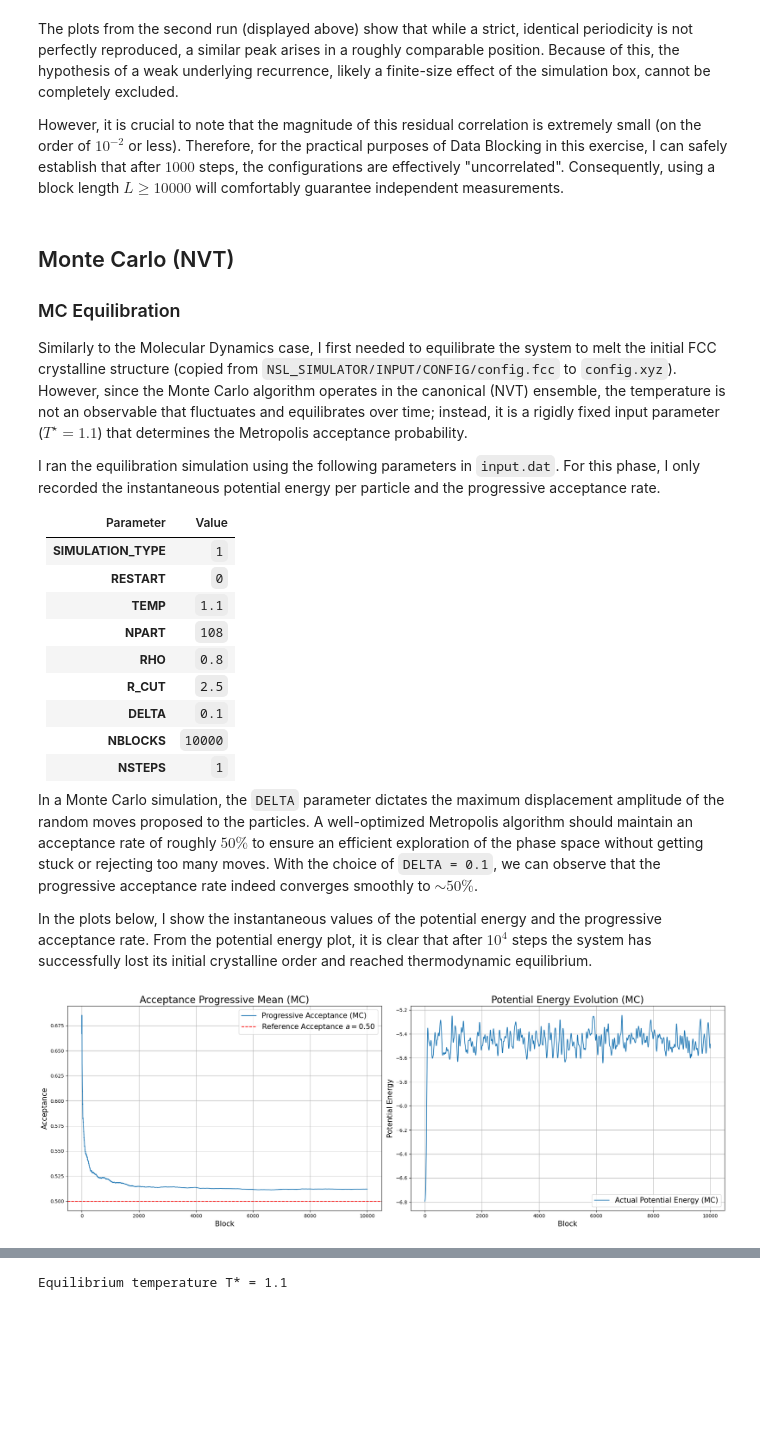
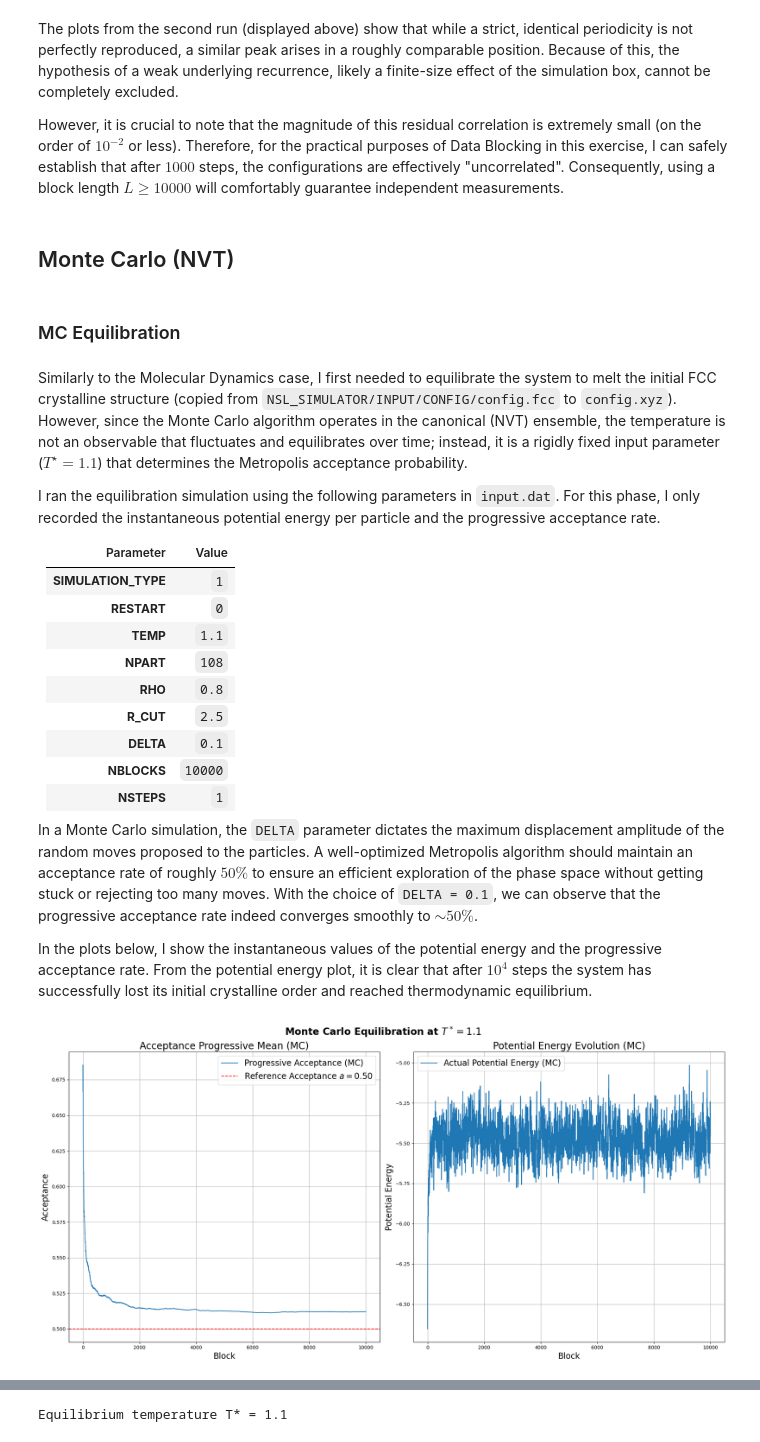
Before and after one commit to giuliagogna/NumericalSimulationLaboratory, a Jupyter notebook: Lab07/analysis7.ipynb, the cells around one changed output, grey strips where cells are left out. Drawn from its saved outputs; the diff is of its cells as text; code cells hidden in the pictures; blank space fills up the shorter version.

```diff
--- a/Lab07/analysis7.ipynb
+++ b/Lab07/analysis7.ipynb
@@ -2,6 +2,17 @@
 import numpy as np
 import matplotlib.pyplot as plt
 from scipy.optimize import curve_fit
+# %%
+# Paths
+path_eq_MD = "NSL_SIMULATOR/OUTPUT/EQUILIBRATION/MD/"
+path_MD = "NSL_SIMULATOR/OUTPUT/EX_7_2/MD/"
+path_eq_MC = "NSL_SIMULATOR/OUTPUT/EQUILIBRATION/MC/"
+path_MC = "NSL_SIMULATOR/OUTPUT/EX_7_2/MC/"
+
+path_MD_eq4 = "NSL_SIMULATOR/OUTPUT/EX_7_4/EQUILIBRATION/MD/"
+path_MC_eq4 = "NSL_SIMULATOR/OUTPUT/EX_7_4/EQUILIBRATION/MC/"
+path_MD4 = "NSL_SIMULATOR/OUTPUT/EX_7_4/MD/"
+path_MC4 = "NSL_SIMULATOR/OUTPUT/EX_7_4/MC/"
 # %% [markdown]
 # Theoretical Background
 
@@ -207,10 +229,11 @@ plt.show()
 The plots from the second run (displayed above) show that while a strict, identical periodicity is not perfectly reproduced, a similar peak arises in a roughly comparable position. Because of this, the hypothesis of a weak underlying recurrence, likely a finite-size effect of the simulation box, cannot be completely excluded.
 
 However, it is crucial to note that the magnitude of this residual correlation is extremely small (on the order of $10^{-2}$ or less). Therefore, for the practical purposes of Data Blocking in this exercise, I can safely establish that after $1000$ steps, the configurations are effectively "uncorrelated". Consequently, using a block length $L \ge 10000$ will comfortably guarantee independent measurements.
+# %% [markdown]
+## Monte Carlo (NVT)
+# %% [markdown]
+### MC Equilibration
 # %% [markdown]
-## Monte Carlo (NVT)
-
-### MC Equilibration
 Similarly to the Molecular Dynamics case, I first needed to equilibrate the system to melt the initial FCC crystalline structure (copied from `NSL_SIMULATOR/INPUT/CONFIG/config.fcc` to `config.xyz`). However, since the Monte Carlo algorithm operates in the canonical (NVT) ensemble, the temperature is not an observable that fluctuates and equilibrates over time; instead, it is a rigidly fixed input parameter ($T^\star = 1.1$) that determines the Metropolis acceptance probability.
 
 I ran the equilibration simulation using the following parameters in `input.dat`. For this phase, I only recorded the instantaneous potential energy per particle and the progressive acceptance rate.
@@ -230,32 +253,32 @@ I ran the equilibration simulation using the following parameters in `input.dat`
 In a Monte Carlo simulation, the `DELTA` parameter dictates the maximum displacement amplitude of the random moves proposed to the particles. A well-optimized Metropolis algorithm should maintain an acceptance rate of roughly $50\%$ to ensure an efficient exploration of the phase space without getting stuck or rejecting too many moves. With the choice of `DELTA = 0.1`, we can observe that the progressive acceptance rate indeed converges smoothly to $\sim 50\%$.
 
 In the plots below, I show the instantaneous values of the potential energy and the progressive acceptance rate. From the potential energy plot, it is clear that after $10^4$ steps the system has successfully lost its initial crystalline order and reached thermodynamic equilibrium.
-# %%
-path_eq_MC = "NSL_SIMULATOR/OUTPUT/BACKUP/EQUILIBRATION/MONTECARLO/"
 # %%
-_, acceptance_MC_eq = np.loadtxt(path_eq_MC + "acceptance_MC_eq.dat", unpack=True)
-_, potential_energy_MC_eq, _, _ = np.loadtxt(path_eq_MC + "potential_energy_MC_eq.dat", unpack=True)
+_, acceptance_MC_eq = np.loadtxt(path_eq_MC + "acceptance.dat", unpack=True)
+_, potential_energy_MC_eq, _, _ = np.loadtxt(path_eq_MC + "potential_energy.dat", unpack=True)
 # %%
 reference_a = 0.50
+T_star = 1.1
 
-fig, axs = plt.subplots(1, 2, figsize=(20, 7))
+fig, axs = plt.subplots(1, 2, figsize=(20, 10))
+fig.suptitle(f"Monte Carlo Equilibration at $T^* = {T_star}$", fontsize=20, fontweight='bold')
 
 axs[0].plot(acceptance_MC_eq, label="Progressive Acceptance (MC)")
 axs[0].axhline(reference_a, c='red', linestyle='--', label=f'Reference Acceptance $a = ${reference_a:.2f}')
-axs[0].set_xlabel("Block", fontsize=15)
-axs[0].set_ylabel("Acceptance", fontsize=15)
+axs[0].set_xlabel("Block", fontsize=17)
+axs[0].set_ylabel("Acceptance", fontsize=17)
 axs[0].set_title("Acceptance Progressive Mean (MC)", fontsize=20)
-axs[0].legend(fontsize=15)
+axs[0].legend(fontsize=17)
 axs[0].grid()
 
-axs[1].plot(potential_energy_MD_eq, label="Actual Potential Energy (MC)")
-axs[1].set_xlabel("Block", fontsize=15)
-axs[1].set_ylabel("Potential Energy", fontsize=15)
+axs[1].plot(potential_energy_MC_eq, label="Actual Potential Energy (MC)")
+axs[1].set_xlabel("Block", fontsize=17)
+axs[1].set_ylabel("Potential Energy", fontsize=17)
 axs[1].set_title("Potential Energy Evolution (MC)", fontsize=20)
-axs[1].legend(fontsize=15)
+axs[1].legend(fontsize=17)
 axs[1].grid()
 
 plt.tight_layout()
 plt.show()
 # %% [output]
-[figure, old version]
+[figure, new version]
```
Also changed, not shown: parts of 39 cells of this notebook, 31 other files.
